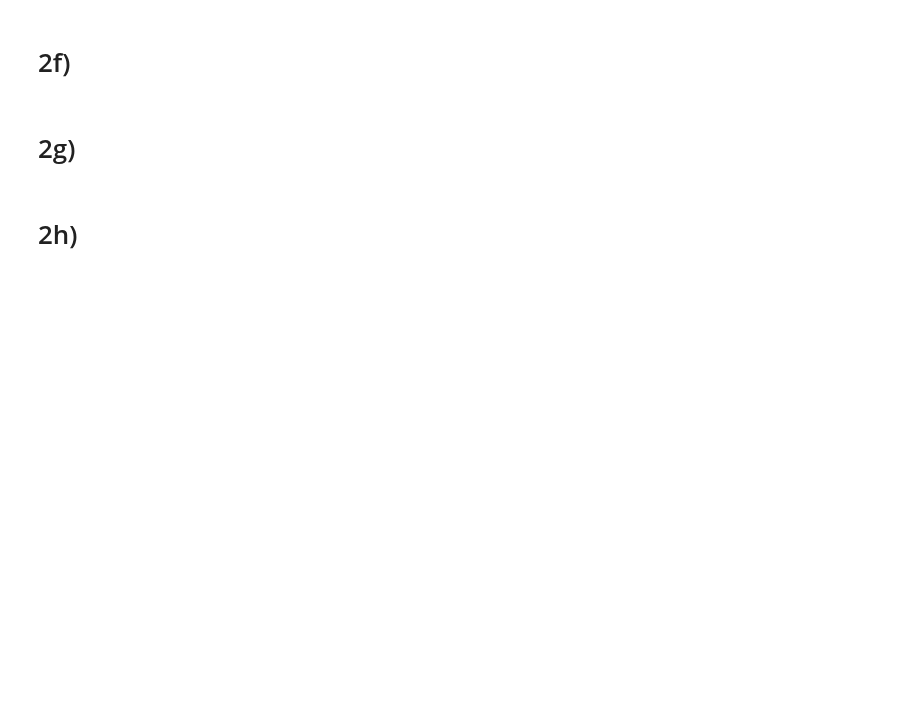
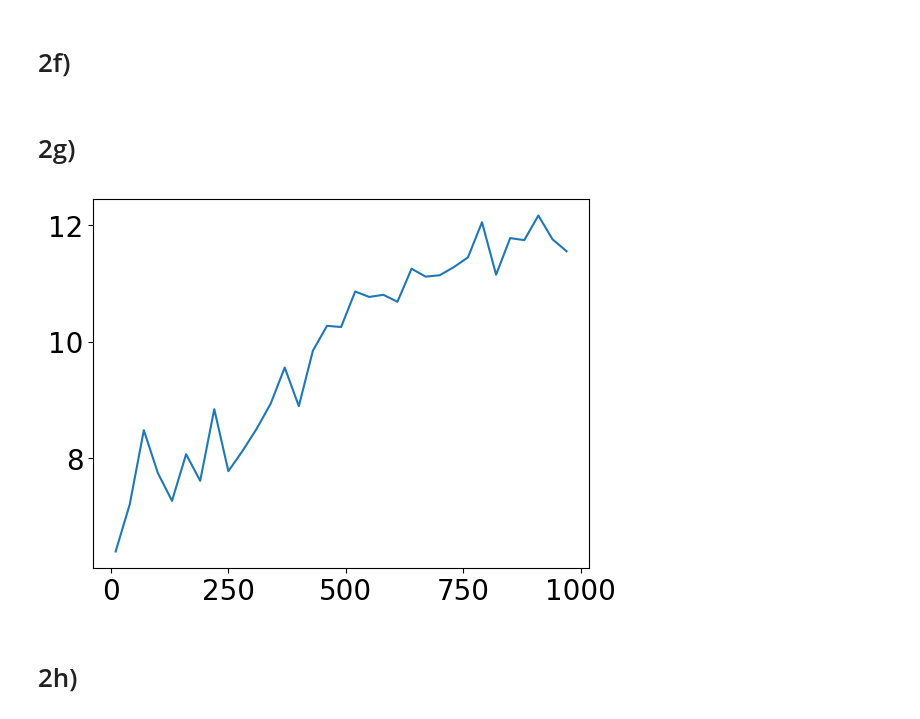
Before and after one commit to OliverRuden/TMA4320-scientific-computing, a Jupyter notebook: VitBerBioFysikk.ipynb, the cells around one changed output. Saved outputs shown, nothing was run; the diff lists cells and outputs as text; code cells hidden in the pictures; blank space fills up the shorter version.

```diff
--- a/VitBerBioFysikk.ipynb
+++ b/VitBerBioFysikk.ipynb
@@ -549,41 +558,43 @@ def plotEnergyLowTemp(V, T, Ns = 1500, N = 30):
 # %%
 def computeAverageDiameterAndSTD(V, T, Ns=1500, N=30):                              # Ns must be over 1000
     polymer = createPolymer(N)                                                      # Create a polymer to simulate
-    _,_,diameter = metropolisAlgorithm(polymer, V, Ns, T, includeDiamter=True)     # Get the diameter-array
+    _,_,diameter = metropolisAlgorithm(polymer, V, Ns, T, includeDiamter=True)      # Get the diameter-array
     importantDiameter = diameter[1000:]                                             # Remove the first 1000, so it stabilizes
-    return np.average(importantDiameter), np.std(importantDiameter, ddof=1)         # Return the average and the experiemental standarddeviation
+    return np.average(importantDiameter)                                            # Return the average and the experiemental standarddeviation
 
-def getExpectedAndSTDDiameterArray(lowTemp, highTemp, TempStep, Ns=1500, N=30):         # Ns must be over 1000
+def getExpectedAndSTDDiameterArray(lowTemp, highTemp, TempStep, Ns=1500, N=30):     # Ns must be over 1000
     """
     Create a random symmetric matrix with values between -6*10**(-21) and -2*10**(-21)
     """
     V = np.zeros((N,N))
     for i in range(N):
         for j in range(i-1):                                                        # To ensure that the diagonal and the lines directly above and below are 0
           V[i,j]=(np.random.uniform(-6,-2))*10**(-21)
 
     V=V+V.transpose()                                                               # Make it symmetric
 
     """
     Calculate the exepcted value and standard deviation a range of tempeartures
     """
     tempArray = np.arange(lowTemp,highTemp,TempStep)                                # Create a temperature array which contains the temperatures we are gonna measure
-    expectedValue, standardDeviation = np.zeros(len(tempArray)), np.zeros(len(tempArray))
+    expectedValue = np.zeros(len(tempArray))
     for index in range(len(tempArray)):
-        expectedValue[index], standardDeviation[index] = computeAverageDiameterAndSTD(V, tempArray[index], Ns, N)
-    return tempArray, expectedValue, standardDeviation
+        expectedValue[index] = computeAverageDiameterAndSTD(V, tempArray[index], Ns, N)
+    return tempArray, expectedValue
 
 def plotExpectedAndSTDDiameter(lowTemp, highTemp, tempStep, Ns=1500, N=30):
-    tempArray, expectedValue, standardDeviation = getExpectedAndSTDDiameterArray(lowTemp,highTemp, tempStep, Ns, N)
+    tempArray, expectedValue = getExpectedAndSTDDiameterArray(lowTemp,highTemp, tempStep, Ns, N)
     """
     Plot the expected value and standardDeviation
     """
-    plt.errorbar(tempArray, expectedValue, yerr = standardDeviation)
+    plt.plot(tempArray, expectedValue)
     plt.show()
 
-# plotExpectedAndSTDDiameter(lowTemp=10, highTemp=1000, tempStep=30, Ns=3000, N=30)
+plotExpectedAndSTDDiameter(lowTemp=10, highTemp=1000, tempStep=30, Ns=3000, N=30)
 
 # %timeit plotExpectedAndSTDDiameter(lowTemp=10, highTemp=1000, TempStep=30, Ns=3000, N=30)
+# %% [output]
+[figure, added]
 # %% [markdown]
 # 2h)
 # %%
```
Also changed, not shown: parts of 6 cells of this notebook.
